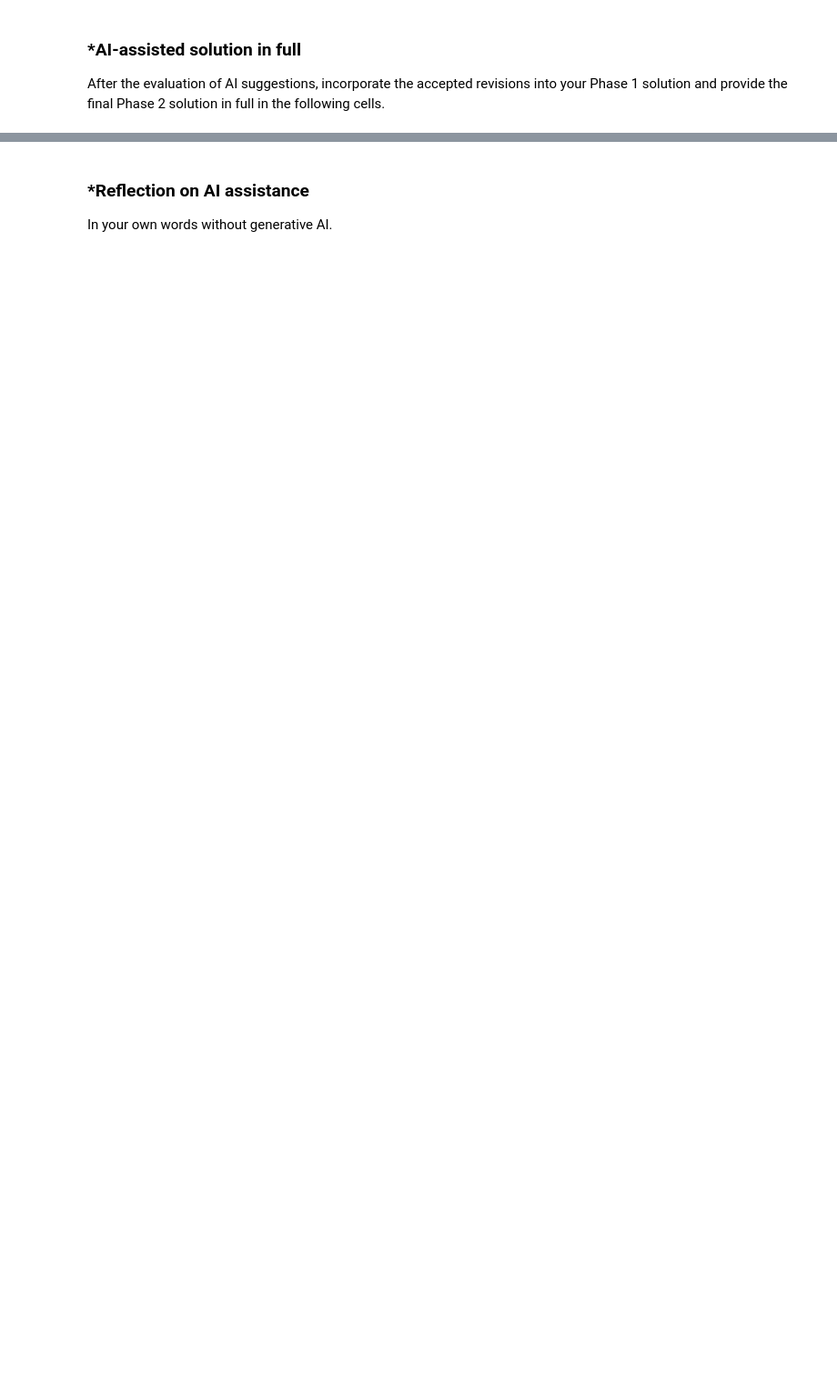
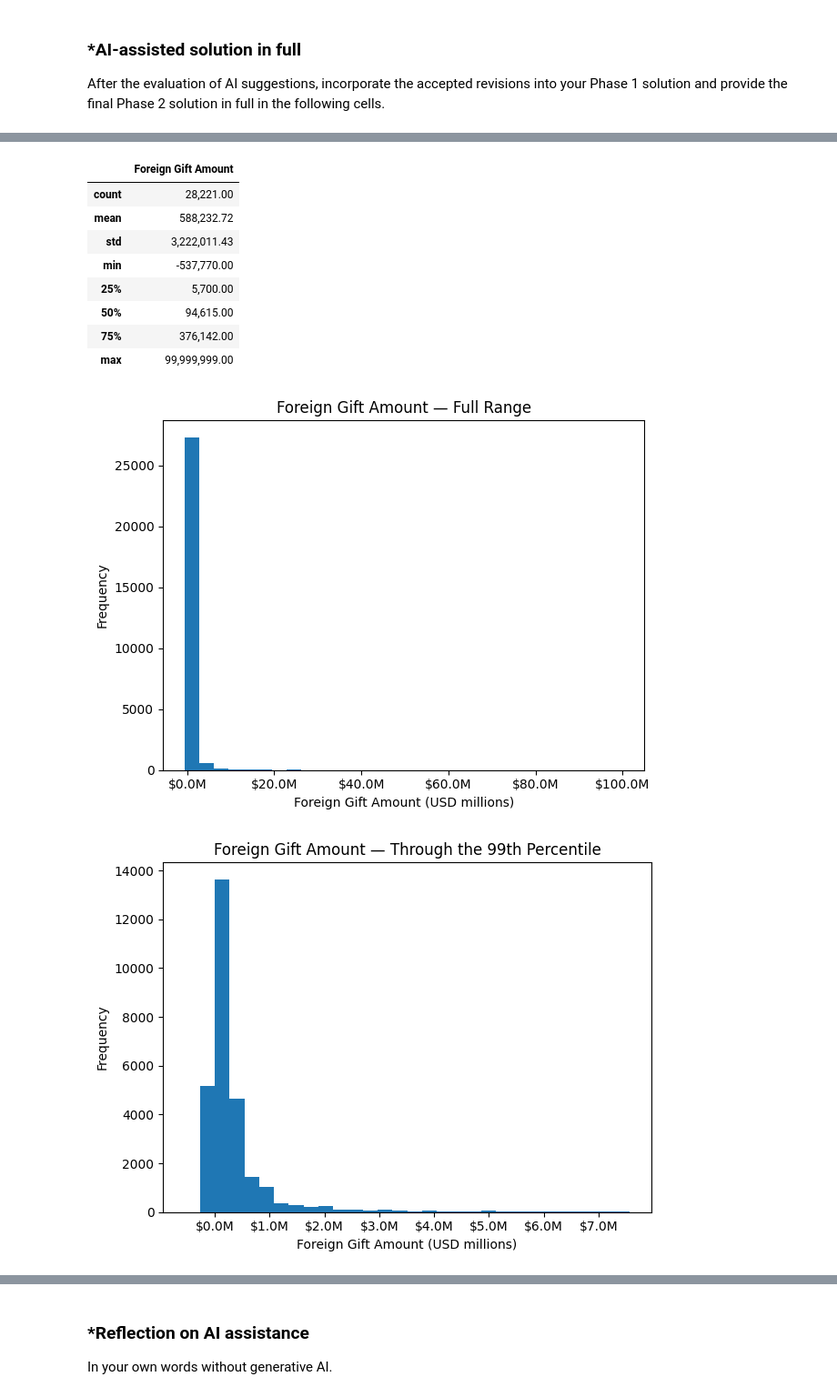
Before and after one commit to gthsun/A02-eda-and-visualization, a Jupyter notebook: notebook.ipynb, the cells around one changed output, grey strips where cells are left out. Shown at 91% size. Cells and saved outputs as stored; diff of their text form; code cells hidden in the pictures; blank space fills up the shorter version.

```diff
--- a/notebook.ipynb
+++ b/notebook.ipynb
@@ -253,0 +333,7 @@ After the evaluation of AI suggestions, incorporate the accepted revisions into
+# %%
+# Question 2.1: Load the Dataset
+
+display(Markdown("## 2.1 Load the Dataset"))
+
+df = pd.read_csv("data/ForeignGifts_edu.csv")
+display(df.head())
@@ -253,0 +348,54 @@ After the evaluation of AI suggestions, incorporate the accepted revisions into
+# %%
+# Question 2.2: Foreign Gift Amount
+
+display(Markdown("## 2.2 Foreign Gift Amount"))
+
+amounts = df["Foreign Gift Amount"]
+
+display(amounts.describe().to_frame("Foreign Gift Amount").style.format("{:,.2f}"))
+
+# Full-range histogram, including negative amounts.
+fig, ax = plt.subplots()
+ax.hist(amounts, bins=30)
+ax.set_xlabel("Foreign Gift Amount (USD millions)")
+ax.set_ylabel("Frequency")
+ax.set_title("Foreign Gift Amount — Full Range")
+ax.xaxis.set_major_formatter(
+    FuncFormatter(lambda value, position: f"${value / 1_000_000:,.1f}M")
+)
+fig.tight_layout()
+plt.show()
+
+# Additional view through the 99th percentile.
+# Negative amounts remain included.
+cutoff = amounts.quantile(0.99)
+central_amounts = amounts[amounts <= cutoff]
+omitted_count = (amounts > cutoff).sum()
+
+fig, ax = plt.subplots()
+ax.hist(central_amounts, bins=30)
+ax.set_xlabel("Foreign Gift Amount (USD millions)")
+ax.set_ylabel("Frequency")
+ax.set_title("Foreign Gift Amount — Through the 99th Percentile")
+ax.xaxis.set_major_formatter(
+    FuncFormatter(lambda value, position: f"${value / 1_000_000:,.1f}M")
+)
+fig.tight_layout()
+plt.show()
+
+display(Markdown(
+    f"The second histogram includes amounts at or below **${cutoff:,.2f}** "
+    f"and omits **{omitted_count:,} records** above that cutoff. "
+    "The full-range histogram retains all records."
+))
+
+display(Markdown(
+    f"The distribution of foreign gift amounts is extremely right-skewed. "
+    f"The median gift is **${amounts.median():,.0f}**, while the mean is "
+    f"much larger at **${amounts.mean():,.0f}**. "
+    "This suggests that a relatively small number of very large gifts "
+    "pull the mean higher. "
+    f"The maximum gift is **${amounts.max():,.0f}**, but most gifts are "
+    "far smaller. There are also negative gift amounts in the data."
+))
+# %% [output]
@@ -253,0 +403,11 @@ After the evaluation of AI suggestions, incorporate the accepted revisions into
+|  | Foreign Gift Amount |
+| count | 28,221.00 |
+| mean | 588,232.72 |
+| std | 3,222,011.43 |
+| min | -537,770.00 |
+| 25% | 5,700.00 |
+| 50% | 94,615.00 |
+| 75% | 376,142.00 |
+| max | 99,999,999.00 |
+[figure, added]
+[figure, added]
```
Also changed, not shown: parts of 17 cells of this notebook.
